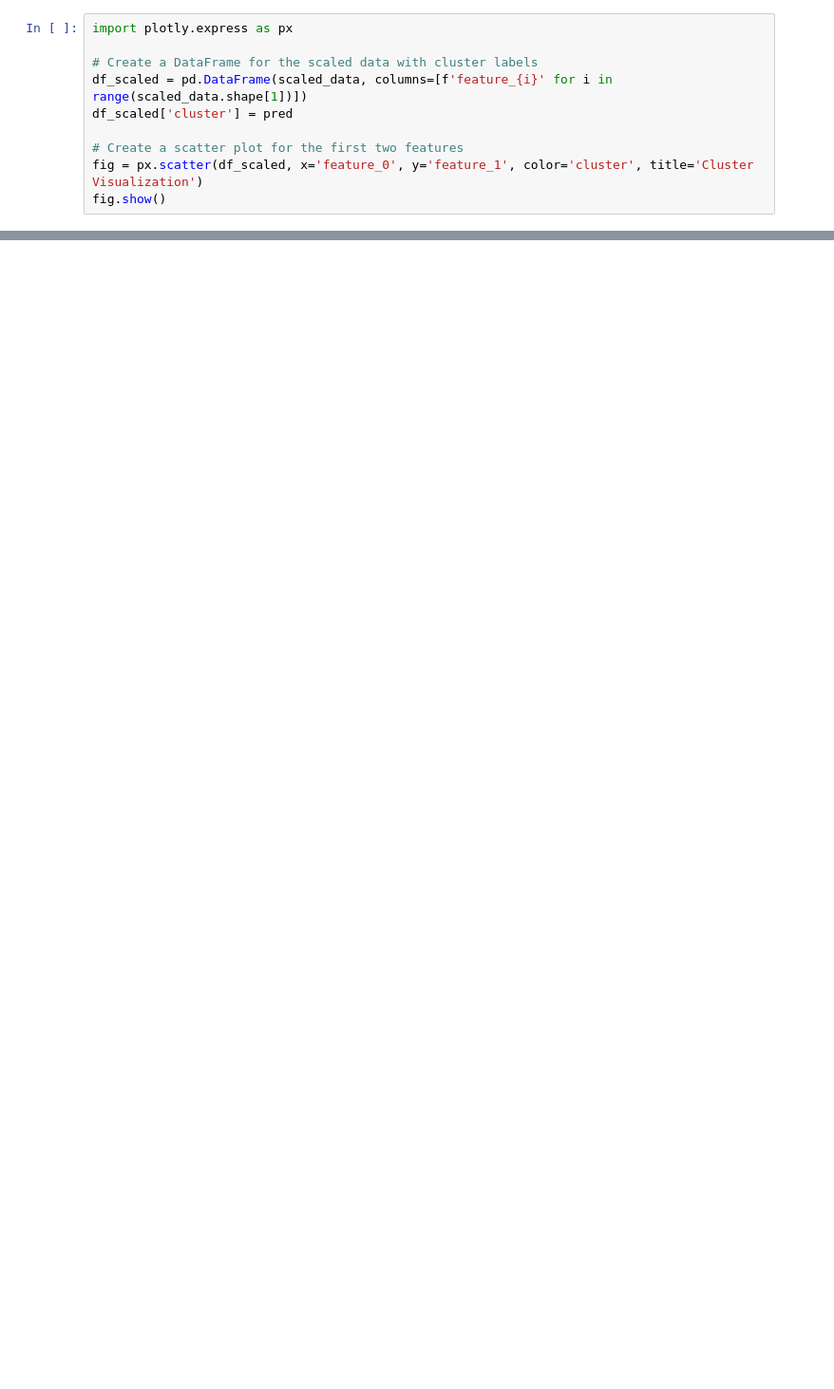
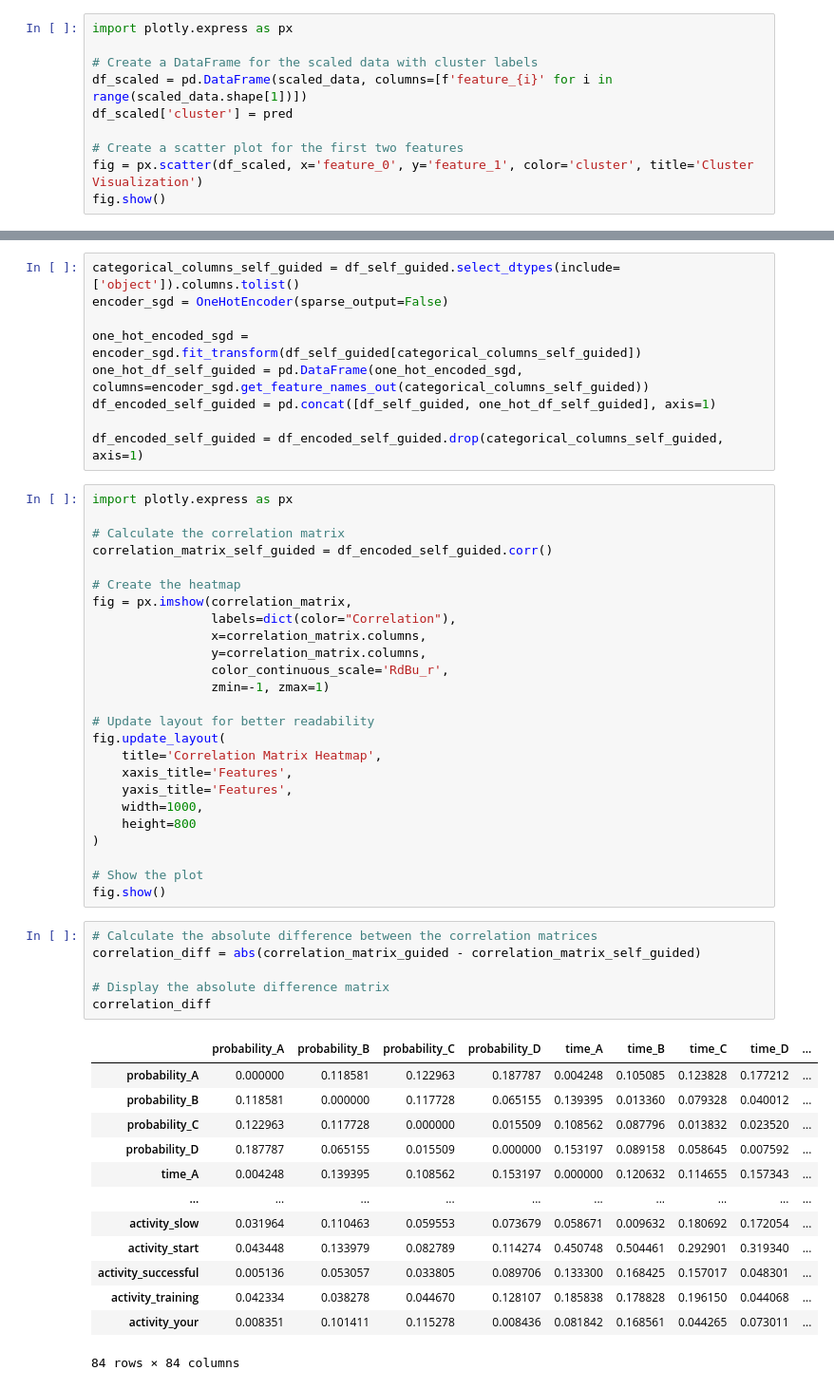
Before and after one commit to natrendt/master-thesis, a Jupyter notebook: test.ipynb, the cells around one changed output, grey strips where cells are left out. Shown: that part at 95% size. Drawn from its saved outputs; the diff is of its cells as text; blank space fills up the shorter version.

```diff
--- a/test.ipynb
+++ b/test.ipynb
@@ -149,0 +294,54 @@ fig.show()
+# %%
+categorical_columns_self_guided = df_self_guided.select_dtypes(include=['object']).columns.tolist()
+encoder_sgd = OneHotEncoder(sparse_output=False)
+
+one_hot_encoded_sgd = encoder_sgd.fit_transform(df_self_guided[categorical_columns_self_guided])
+one_hot_df_self_guided = pd.DataFrame(one_hot_encoded_sgd, columns=encoder_sgd.get_feature_names_out(categorical_columns_self_guided))
+df_encoded_self_guided = pd.concat([df_self_guided, one_hot_df_self_guided], axis=1)
+
+df_encoded_self_guided = df_encoded_self_guided.drop(categorical_columns_self_guided, axis=1)
+# %%
+import plotly.express as px
+
+# Calculate the correlation matrix
+correlation_matrix_self_guided = df_encoded_self_guided.corr()
+
+# Create the heatmap
+fig = px.imshow(correlation_matrix,
+                labels=dict(color="Correlation"),
+                x=correlation_matrix.columns,
+                y=correlation_matrix.columns,
+                color_continuous_scale='RdBu_r',
+                zmin=-1, zmax=1)
+
+# Update layout for better readability
+fig.update_layout(
+    title='Correlation Matrix Heatmap',
+    xaxis_title='Features',
+    yaxis_title='Features',
+    width=1000,
+    height=800
+)
+
+# Show the plot
+fig.show()
+# %%
+# Calculate the absolute difference between the correlation matrices
+correlation_diff = abs(correlation_matrix_guided - correlation_matrix_self_guided)
+
+# Display the absolute difference matrix
+correlation_diff
+# %% [output]
+|  | probability_A | probability_B | probability_C | probability_D | time_A | time_B | time_C | time_D | ... |
+| probability_A | 0.000000 | 0.118581 | 0.122963 | 0.187787 | 0.004248 | 0.105085 | 0.123828 | 0.177212 | ... |
+| probability_B | 0.118581 | 0.000000 | 0.117728 | 0.065155 | 0.139395 | 0.013360 | 0.079328 | 0.040012 | ... |
+| probability_C | 0.122963 | 0.117728 | 0.000000 | 0.015509 | 0.108562 | 0.087796 | 0.013832 | 0.023520 | ... |
+| probability_D | 0.187787 | 0.065155 | 0.015509 | 0.000000 | 0.153197 | 0.089158 | 0.058645 | 0.007592 | ... |
+| time_A | 0.004248 | 0.139395 | 0.108562 | 0.153197 | 0.000000 | 0.120632 | 0.114655 | 0.157343 | ... |
+| ... | ... | ... | ... | ... | ... | ... | ... | ... | ... |
+| activity_slow | 0.031964 | 0.110463 | 0.059553 | 0.073679 | 0.058671 | 0.009632 | 0.180692 | 0.172054 | ... |
+| activity_start | 0.043448 | 0.133979 | 0.082789 | 0.114274 | 0.450748 | 0.504461 | 0.292901 | 0.319340 | ... |
+| activity_successful | 0.005136 | 0.053057 | 0.033805 | 0.089706 | 0.133300 | 0.168425 | 0.157017 | 0.048301 | ... |
+| activity_training | 0.042334 | 0.038278 | 0.044670 | 0.128107 | 0.185838 | 0.178828 | 0.196150 | 0.044068 | ... |
+| activity_your | 0.008351 | 0.101411 | 0.115278 | 0.008436 | 0.081842 | 0.168561 | 0.044265 | 0.073011 | ... |
+84 rows × 84 columns
```
Also changed, not shown: parts of 15 cells of this notebook.
